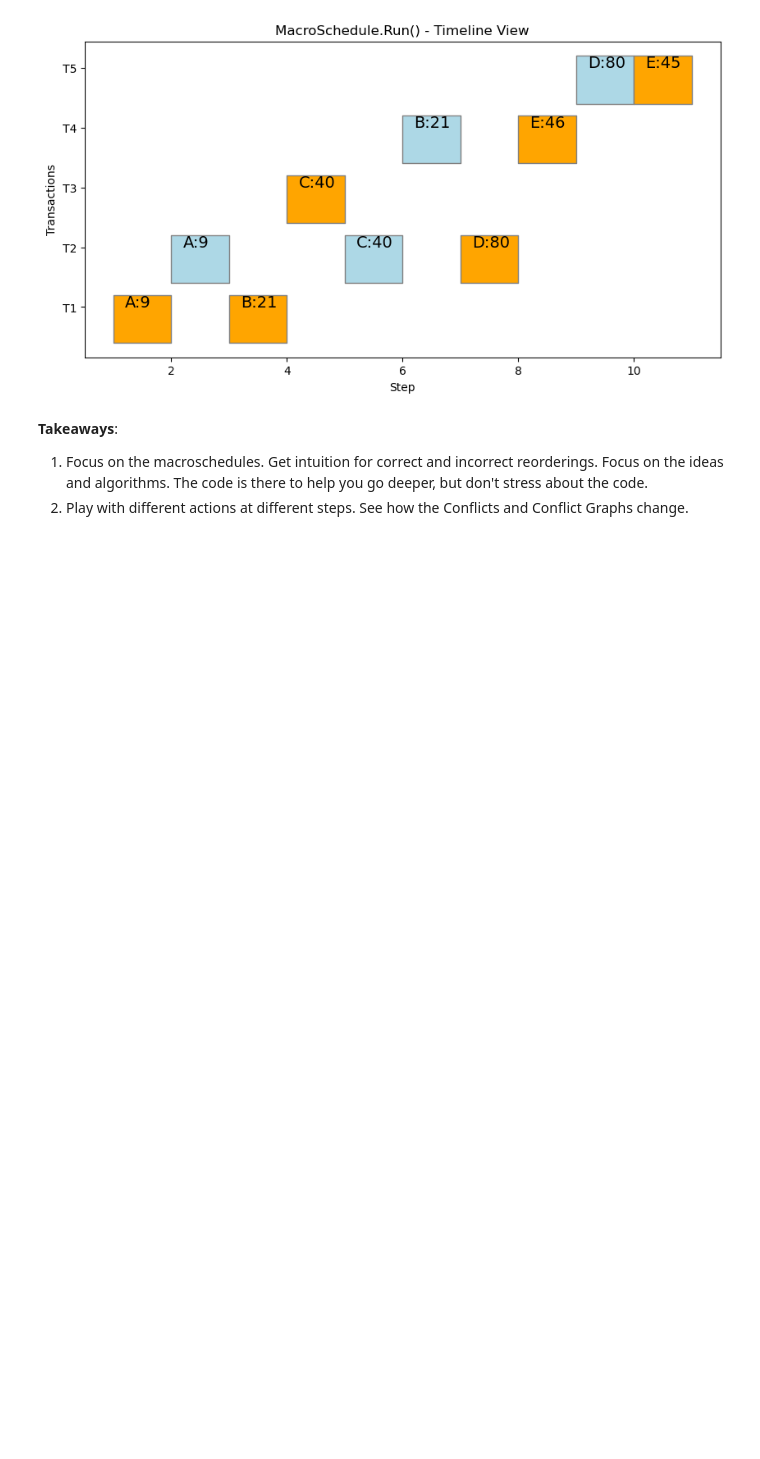
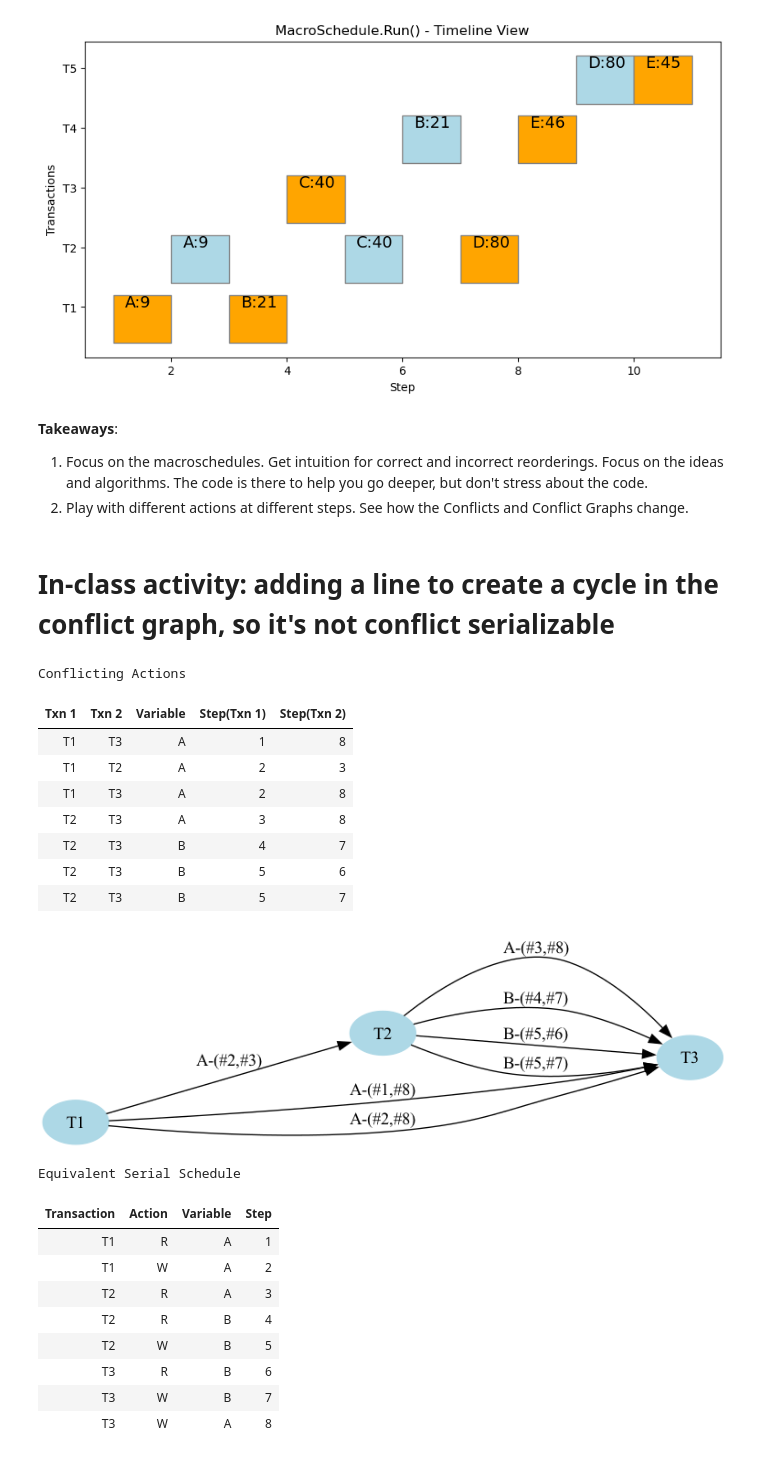
Before and after one commit to Lambert-Nguyen/cmpe-180b, a Jupyter notebook: Transaction Part 2/Conflict_Serializability.ipynb, the cells around one changed output. Drawn from its saved outputs; the diff is of its cells as text; code cells hidden in the pictures; blank space fills up the shorter version.

Commit message:
Transaction & conflict graph part 2 submission

```diff
--- a/Transaction Part 2/Conflict_Serializability.ipynb
+++ b/Transaction Part 2/Conflict_Serializability.ipynb
@@ -757,3 +757,42 @@ MacroSchedule.Run()
 **Takeaways**:
 1. Focus on the macroschedules. Get intuition for correct and incorrect reorderings. Focus on the ideas and algorithms. The code is there to help you go deeper, but don't stress about the code.
 2. Play with different actions at different steps. See how the Conflicts and Conflict Graphs change.
+# %% [markdown]
+# In-class activity: adding a line to create a cycle in the conflict graph, so it's not conflict serializable
+# %%
+# Original schedule
+SS = [
+("T1", "R", "A", 1),
+("T1", "W", "A", 2),
+("T2", "R", "A", 3),
+("T2", "R", "B", 4),
+("T2", "W", "B", 5),
+("T3", "R", "B", 6),
+("T3", "W", "B", 7)
+]
+# Add this line to introduce a cycle (creates T3 → T1)
+SS.append(("T3", "W", "A", 8)) # This should create a cycle: T1 → T2 → T3 → T1
+# Analyze conflicts and check for cycles
+macro = MacroSchedule(SS)
+macro.analyze_conflicts()
+# %% [output]
+Conflicting Actions
+| Txn 1 | Txn 2 | Variable | Step(Txn 1) | Step(Txn 2) |
+| T1 | T3 | A | 1 | 8 |
+| T1 | T2 | A | 2 | 3 |
+| T1 | T3 | A | 2 | 8 |
+| T2 | T3 | A | 3 | 8 |
+| T2 | T3 | B | 4 | 7 |
+| T2 | T3 | B | 5 | 6 |
+| T2 | T3 | B | 5 | 7 |
+[figure, added]
+Equivalent Serial Schedule
+| Transaction | Action | Variable | Step |
+| T1 | R | A | 1 |
+| T1 | W | A | 2 |
+| T2 | R | A | 3 |
+| T2 | R | B | 4 |
+| T2 | W | B | 5 |
+| T3 | R | B | 6 |
+| T3 | W | B | 7 |
+| T3 | W | A | 8 |
```
Also changed, not shown: 4 other files.
